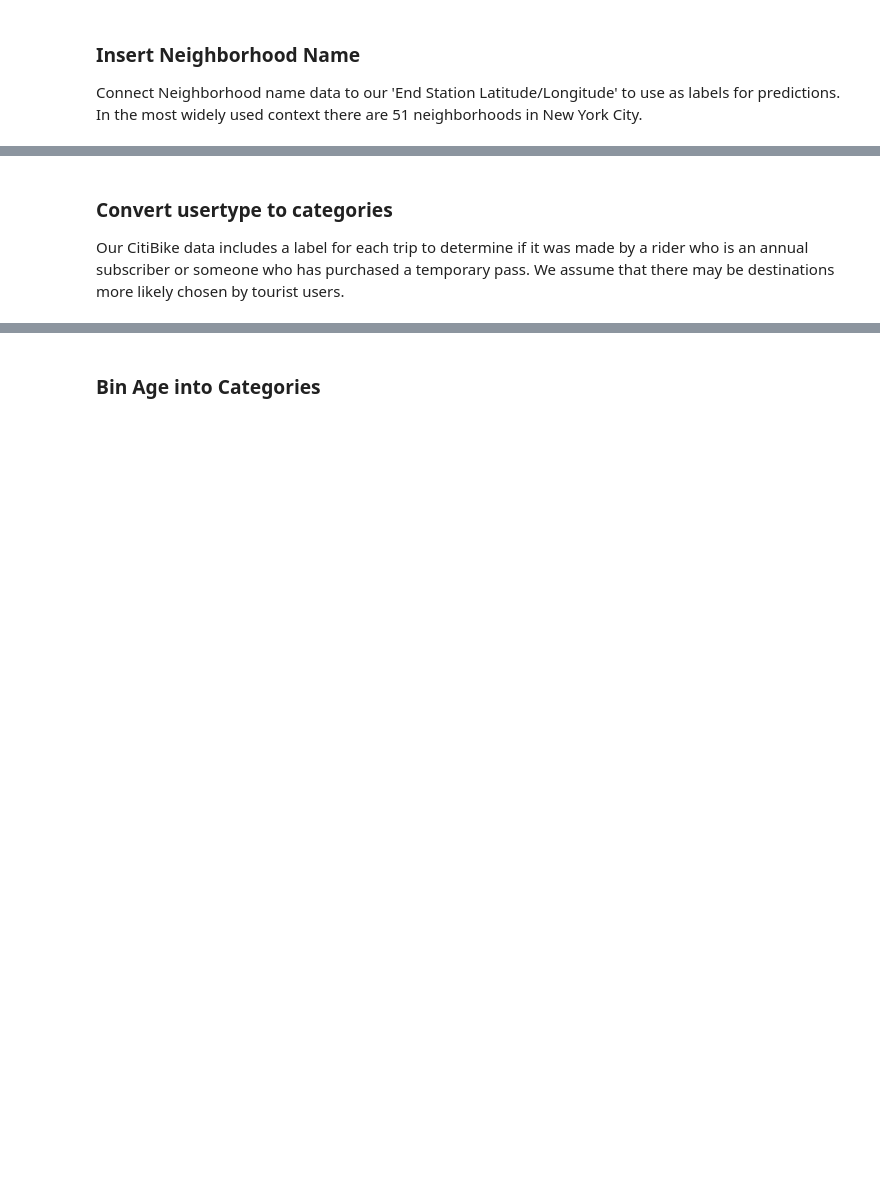
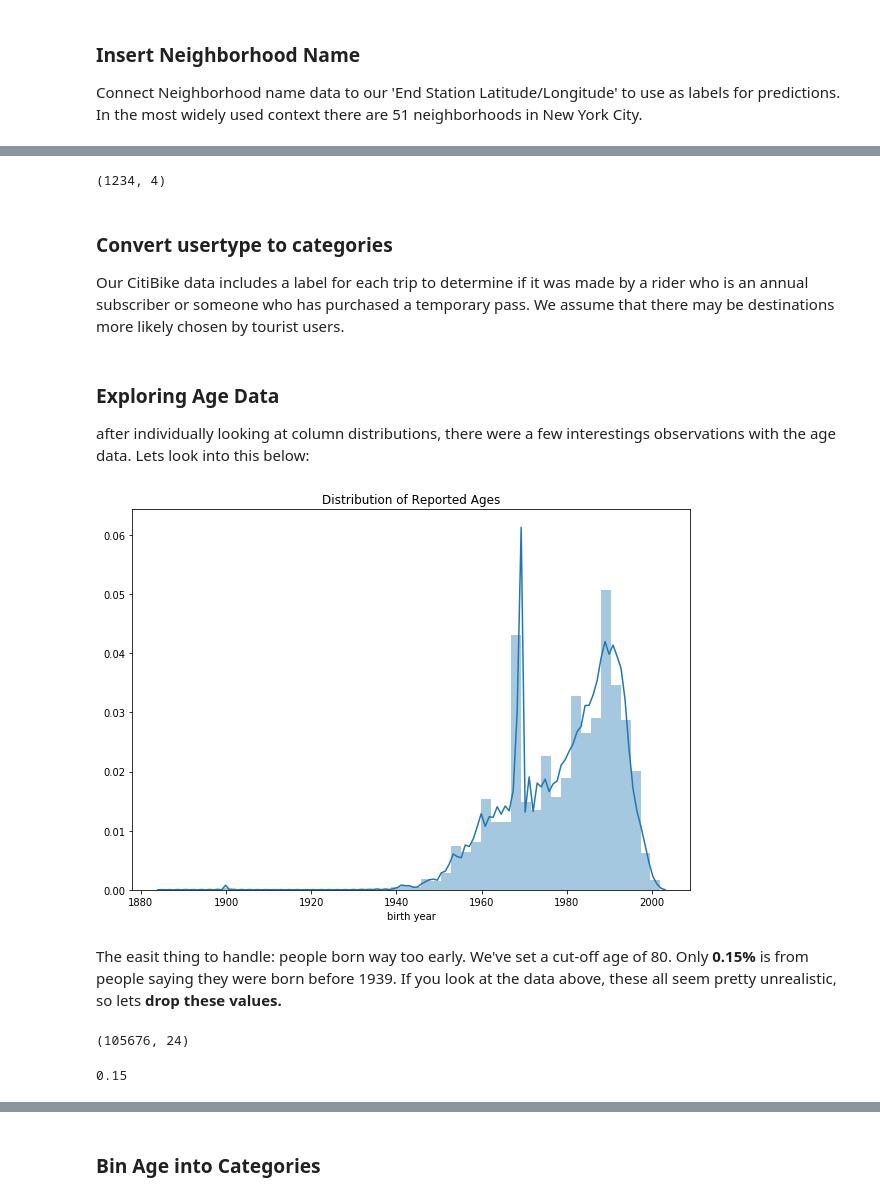
Before and after one commit to lewi0332/flatiron_mod_3_citibike, a Jupyter notebook: citibike_data_cleaning_and_eda.ipynb, the cells around one changed output, grey strips where cells are left out. Cells and saved outputs as stored; diff of their text form; code cells hidden in the pictures; blank space fills up the shorter version.

Commit message:
EDA plots and notebook

```diff
--- a/citibike_data_cleaning_and_eda.ipynb
+++ b/citibike_data_cleaning_and_eda.ipynb
@@ -80,0 +206,3 @@ big = pd.merge(big, neighborhoods, on='end station name', how='left')
+# %%
+stops_total = pd.concat([end_neighborhoods.drop(['end station name'],axis=1),missing_stops])
+stops_total.head()
@@ -80,0 +227,11 @@ big = pd.merge(big, neighborhoods, on='end station name', how='left')
+# %%
+starts_total = pd.concat([start_neighborhoods,missing_starts])
+starts_total.shape
+# %% [output]
+(1234, 4)
+# %%
+big = pd.merge(big, stops_total, on=['end station latitude','end station longitude'], how='left')
+# %%
+big.drop(['end_nhbr_x','end station name_x'],inplace=True,axis=1)
+# %%
+big.dropna(inplace=True)
@@ -87,0 +252,23 @@ big.usertype = big.usertype.cat.codes
+# %% [markdown]
+### Exploring Age Data
+
+after individually looking at column distributions, there were a few interestings observations with the age data.
+Lets look into this below:
+# %%
+%matplotlib inline
+fig = plt.figure(figsize=(10,7))
+sns.distplot(big['birth year'])
+plt.title('Distribution of Reported Ages')
+plt.savefig('original_age_dist.png')
+# %% [output]
+[figure, added]
+# %% [markdown]
+The easit thing to handle: people born way too early. We've set a cut-off age of 80. Only __0.15%__ is from people saying they were born before 1939. If you look at the data above, these all seem pretty unrealistic, so lets __drop these values.__
+# %%
+big[big['birth year'] <= 1939].shape
+# %% [output]
+(105676, 24)
+# %%
+round(big[big['birth year'] <= 1939].shape[0]/big.shape[0] * 100,2)
+# %% [output]
+0.15
```
Also changed, not shown: parts of 46 cells of this notebook, 3 other files.
